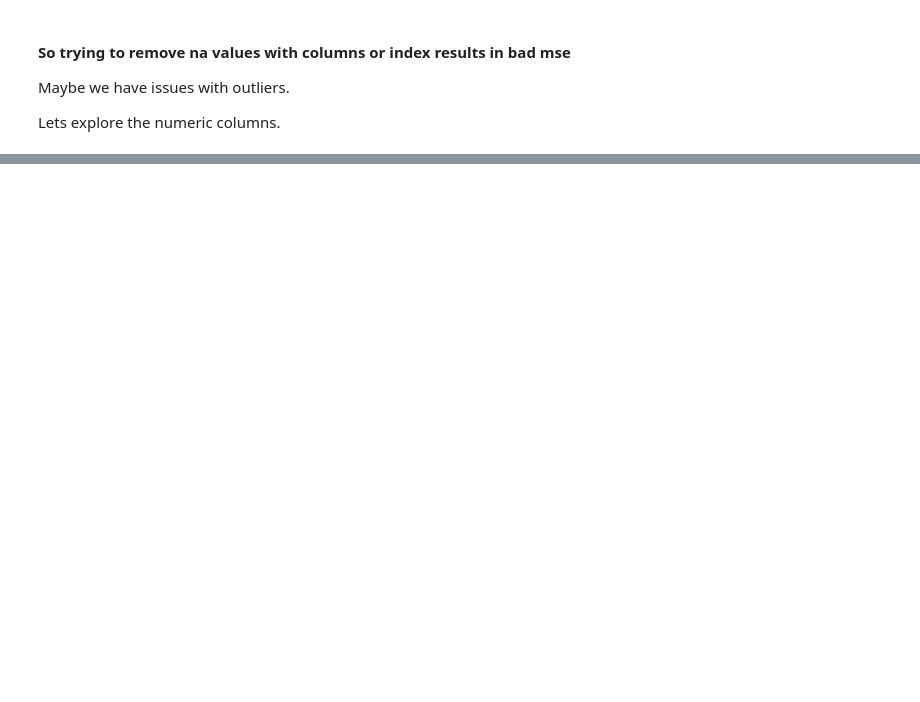
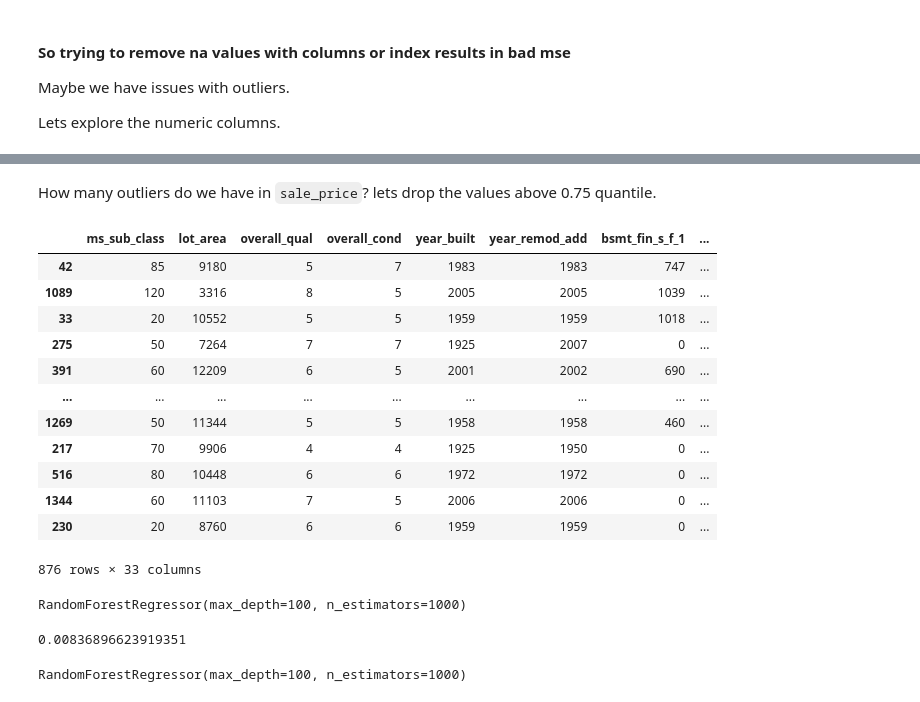
Before and after one commit to tryko/y_data_Itay_asaf_, a Jupyter notebook: Kaggle/kaggle_itay.ipynb, the cells around one changed output, grey strips where cells are left out. Cells and saved outputs as stored; diff of their text form; code cells hidden in the pictures; blank space fills up the shorter version.

```diff
--- a/Kaggle/kaggle_itay.ipynb
+++ b/Kaggle/kaggle_itay.ipynb
@@ -360,3 +423,6 @@ rf = RandomForestRegressor(n_estimators=1000)
 rf.fit(X_train[numeric_no_na_cols], y_train)
 # %% [output]
 RandomForestRegressor(n_estimators=1000)
+# %%
+rf = RandomForestRegressor(n_estimators=1000)
+rf.fit(X_train[numeric_no_na_cols], y_train)
@@ -404,3 +485,39 @@ fig.add_trace(
 fig.update_layout(height=600, width=800, title_text="Side By Side Subplots")
 
 fig.show()
+# %% [markdown]
+How many outliers do we have in `sale_price`?
+lets drop the values above 0.75 quantile.
+# %%
+qunatile_three_quatres_index = y_train[y_train.quantile(0.75) > y_train].index
+# %%
+X_train.loc[qunatile_three_quatres_index, numeric_no_na_cols]
+# %% [output]
+|  | ms_sub_class | lot_area | overall_qual | overall_cond | year_built | year_remod_add | bsmt_fin_s_f_1 | ... |
+| 42 | 85 | 9180 | 5 | 7 | 1983 | 1983 | 747 | ... |
+| 1089 | 120 | 3316 | 8 | 5 | 2005 | 2005 | 1039 | ... |
+| 33 | 20 | 10552 | 5 | 5 | 1959 | 1959 | 1018 | ... |
+| 275 | 50 | 7264 | 7 | 7 | 1925 | 2007 | 0 | ... |
+| 391 | 60 | 12209 | 6 | 5 | 2001 | 2002 | 690 | ... |
+| ... | ... | ... | ... | ... | ... | ... | ... | ... |
+| 1269 | 50 | 11344 | 5 | 5 | 1958 | 1958 | 460 | ... |
+| 217 | 70 | 9906 | 4 | 4 | 1925 | 1950 | 0 | ... |
+| 516 | 80 | 10448 | 6 | 6 | 1972 | 1972 | 0 | ... |
+| 1344 | 60 | 11103 | 7 | 5 | 2006 | 2006 | 0 | ... |
+| 230 | 20 | 8760 | 6 | 6 | 1959 | 1959 | 0 | ... |
+876 rows × 33 columns
+# %%
+rf = RandomForestRegressor(n_estimators=1000, max_depth=100)
+rf.fit(X_train.loc[qunatile_three_quatres_index, numeric_no_na_cols], y_train[qunatile_three_quatres_index])
+# %% [output]
+RandomForestRegressor(max_depth=100, n_estimators=1000)
+# %%
+y_pred = rf.predict(X_train.loc[qunatile_three_quatres_index, numeric_no_na_cols])
+mean_squared_error(y_train[qunatile_three_quatres_index], y_pred, squared=False) / (y_train.max() - y_train.min())
+# %% [output]
+0.00836896623919351
+# %%
+rf = RandomForestRegressor(n_estimators=1000, max_depth=100)
+rf.fit(X.loc[:,numeric_no_na_cols], y)
+# %% [output]
+RandomForestRegressor(max_depth=100, n_estimators=1000)
```
Also changed, not shown: parts of 50 cells of this notebook, 1 other file.
